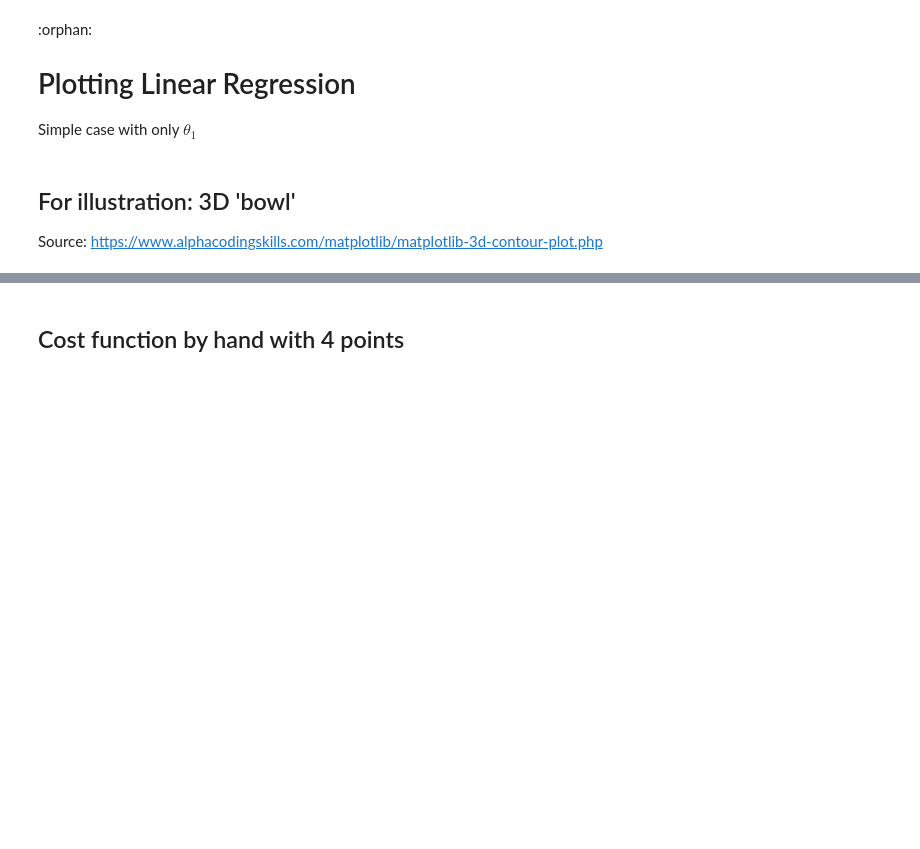
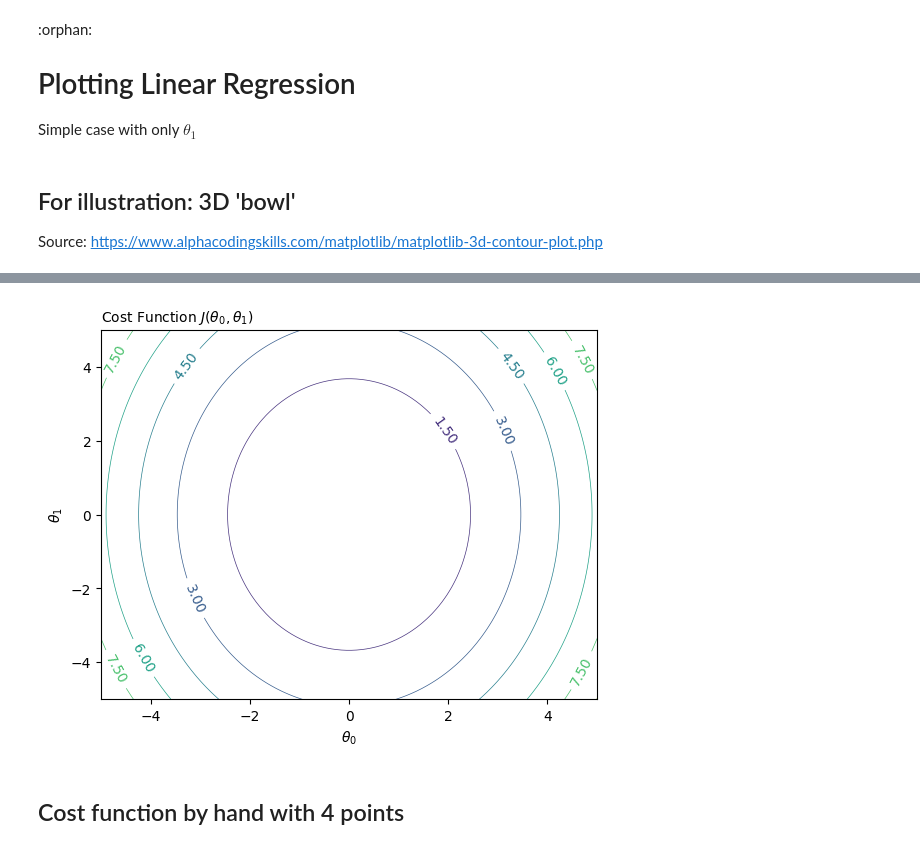
Before and after one commit to clairedavid/ml_in_hep, a Jupyter notebook: week1/warmup_1D_linRegGD_plots.ipynb, the cells around one changed output, grey strips where cells are left out. Cells and saved outputs as stored; diff of their text form; code cells hidden in the pictures; blank space fills up the shorter version.

```diff
--- a/week1/warmup_1D_linRegGD_plots.ipynb
+++ b/week1/warmup_1D_linRegGD_plots.ipynb
@@ -49,0 +50,14 @@ glue("plot_linReg_bowl", fig, display=False)
+# %%
+plt.rcParams.update(plt.rcParamsDefault)
+
+#levs = range(0,10,0.5) #chain(range(0,50,5), range(50,200, 10))
+
+fig, ax = plt.subplots()
+CS = ax.contour(X,Y,Z, linewidths=0.5)
+ax.clabel(CS, CS.levels[0:10], inline=1, fontsize=10, fmt='%.2f')
+ax.set_xlabel('$\\theta_0$')
+ax.set_ylabel('$\\theta_1$')
+plt.title('Cost Function $J(\\theta_0, \\theta_1)$', loc='left', fontsize = 10)
+
+glue("plot_linReg_bowl_contour", fig, display=False)
+# %% [output]
@@ -50,3 +65,4 @@ glue("plot_linReg_bowl", fig, display=False)
+[figure, added]
 # %% [markdown]
 ## Cost function by hand with 4 points
 # %%
```
Also changed, not shown: parts of 16 cells of this notebook, 5 other files.
